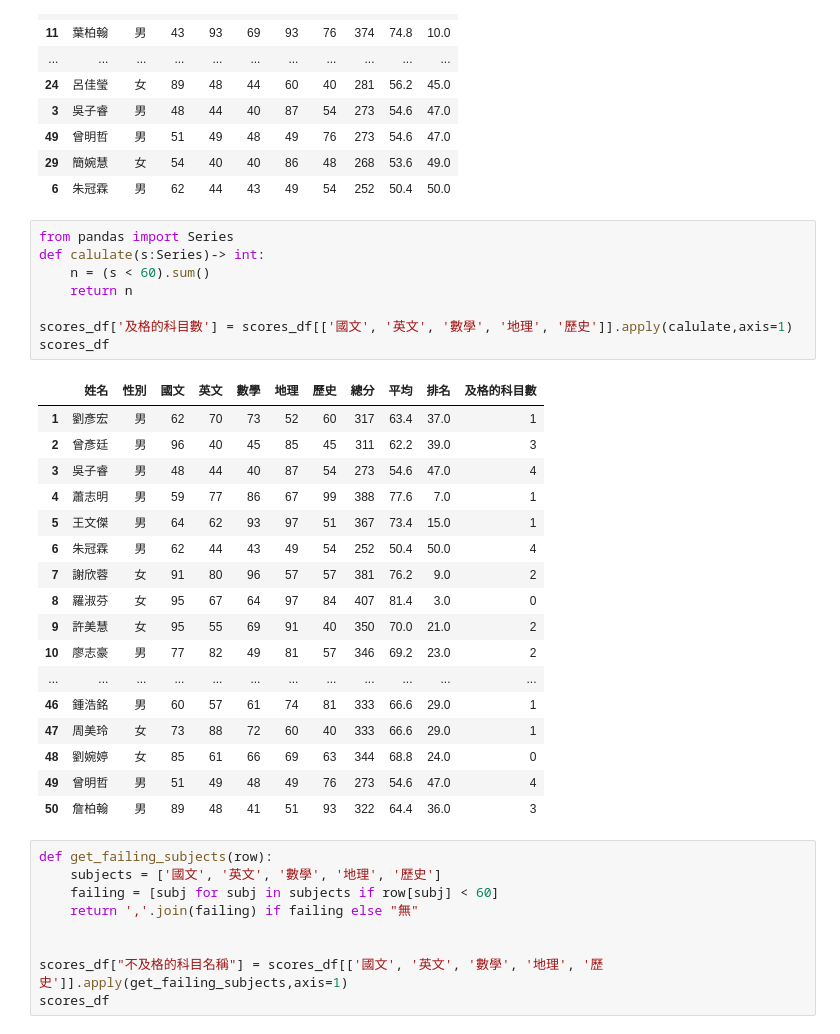
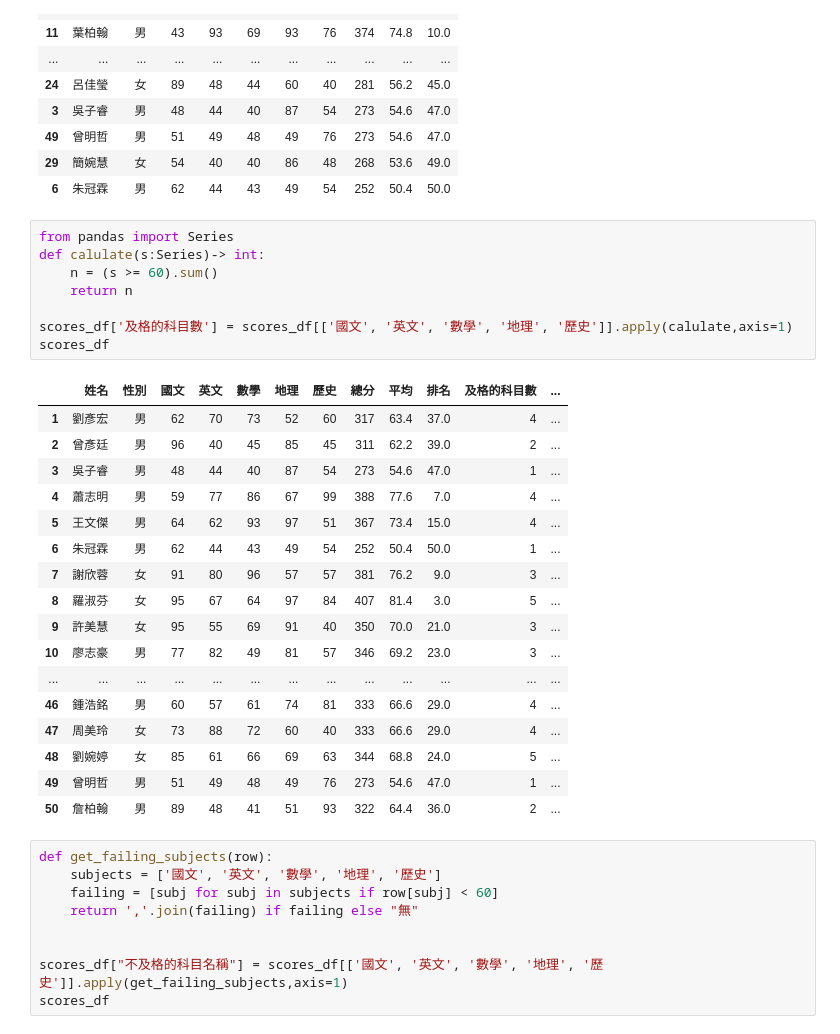
Before and after one commit to aa0229606187/python_project, a Jupyter notebook: 07_18/practice1.ipynb, the cells around one changed output. Drawn from its saved outputs; the diff is of its cells as text.

```diff
--- a/07_18/practice1.ipynb
+++ b/07_18/practice1.ipynb
@@ -66,29 +66,29 @@ scores_df.sort_values(by='排名')
 # %%
 from pandas import Series
 def calulate(s:Series)-> int:
-    n = (s < 60).sum()
+    n = (s >= 60).sum()
     return n
 
 scores_df['及格的科目數'] = scores_df[['國文', '英文', '數學', '地理', '歷史']].apply(calulate,axis=1)
 scores_df
 # %% [output]
-|  | 姓名 | 性別 | 國文 | 英文 | 數學 | 地理 | 歷史 | 總分 | 平均 | 排名 | 及格的科目數 |
-| 1 | 劉彥宏 | 男 | 62 | 70 | 73 | 52 | 60 | 317 | 63.4 | 37.0 | 1 |
-| 2 | 曾彥廷 | 男 | 96 | 40 | 45 | 85 | 45 | 311 | 62.2 | 39.0 | 3 |
-| 3 | 吳子睿 | 男 | 48 | 44 | 40 | 87 | 54 | 273 | 54.6 | 47.0 | 4 |
-| 4 | 蕭志明 | 男 | 59 | 77 | 86 | 67 | 99 | 388 | 77.6 | 7.0 | 1 |
-| 5 | 王文傑 | 男 | 64 | 62 | 93 | 97 | 51 | 367 | 73.4 | 15.0 | 1 |
-| 6 | 朱冠霖 | 男 | 62 | 44 | 43 | 49 | 54 | 252 | 50.4 | 50.0 | 4 |
-| 7 | 謝欣蓉 | 女 | 91 | 80 | 96 | 57 | 57 | 381 | 76.2 | 9.0 | 2 |
-| 8 | 羅淑芬 | 女 | 95 | 67 | 64 | 97 | 84 | 407 | 81.4 | 3.0 | 0 |
-| 9 | 許美慧 | 女 | 95 | 55 | 69 | 91 | 40 | 350 | 70.0 | 21.0 | 2 |
-| 10 | 廖志豪 | 男 | 77 | 82 | 49 | 81 | 57 | 346 | 69.2 | 23.0 | 2 |
-| ... | ... | ... | ... | ... | ... | ... | ... | ... | ... | ... | ... |
-| 46 | 鍾浩銘 | 男 | 60 | 57 | 61 | 74 | 81 | 333 | 66.6 | 29.0 | 1 |
-| 47 | 周美玲 | 女 | 73 | 88 | 72 | 60 | 40 | 333 | 66.6 | 29.0 | 1 |
-| 48 | 劉婉婷 | 女 | 85 | 61 | 66 | 69 | 63 | 344 | 68.8 | 24.0 | 0 |
-| 49 | 曾明哲 | 男 | 51 | 49 | 48 | 49 | 76 | 273 | 54.6 | 47.0 | 4 |
-| 50 | 詹柏翰 | 男 | 89 | 48 | 41 | 51 | 93 | 322 | 64.4 | 36.0 | 3 |
+|  | 姓名 | 性別 | 國文 | 英文 | 數學 | 地理 | 歷史 | 總分 | 平均 | 排名 | 及格的科目數 | ... |
+| 1 | 劉彥宏 | 男 | 62 | 70 | 73 | 52 | 60 | 317 | 63.4 | 37.0 | 4 | ... |
+| 2 | 曾彥廷 | 男 | 96 | 40 | 45 | 85 | 45 | 311 | 62.2 | 39.0 | 2 | ... |
+| 3 | 吳子睿 | 男 | 48 | 44 | 40 | 87 | 54 | 273 | 54.6 | 47.0 | 1 | ... |
+| 4 | 蕭志明 | 男 | 59 | 77 | 86 | 67 | 99 | 388 | 77.6 | 7.0 | 4 | ... |
+| 5 | 王文傑 | 男 | 64 | 62 | 93 | 97 | 51 | 367 | 73.4 | 15.0 | 4 | ... |
+| 6 | 朱冠霖 | 男 | 62 | 44 | 43 | 49 | 54 | 252 | 50.4 | 50.0 | 1 | ... |
+| 7 | 謝欣蓉 | 女 | 91 | 80 | 96 | 57 | 57 | 381 | 76.2 | 9.0 | 3 | ... |
+| 8 | 羅淑芬 | 女 | 95 | 67 | 64 | 97 | 84 | 407 | 81.4 | 3.0 | 5 | ... |
+| 9 | 許美慧 | 女 | 95 | 55 | 69 | 91 | 40 | 350 | 70.0 | 21.0 | 3 | ... |
+| 10 | 廖志豪 | 男 | 77 | 82 | 49 | 81 | 57 | 346 | 69.2 | 23.0 | 3 | ... |
+| ... | ... | ... | ... | ... | ... | ... | ... | ... | ... | ... | ... | ... |
+| 46 | 鍾浩銘 | 男 | 60 | 57 | 61 | 74 | 81 | 333 | 66.6 | 29.0 | 4 | ... |
+| 47 | 周美玲 | 女 | 73 | 88 | 72 | 60 | 40 | 333 | 66.6 | 29.0 | 4 | ... |
+| 48 | 劉婉婷 | 女 | 85 | 61 | 66 | 69 | 63 | 344 | 68.8 | 24.0 | 5 | ... |
+| 49 | 曾明哲 | 男 | 51 | 49 | 48 | 49 | 76 | 273 | 54.6 | 47.0 | 1 | ... |
+| 50 | 詹柏翰 | 男 | 89 | 48 | 41 | 51 | 93 | 322 | 64.4 | 36.0 | 2 | ... |
 # %%
 def get_failing_subjects(row):
     subjects = ['國文', '英文', '數學', '地理', '歷史']
```
Also changed, not shown: parts of 1 cell of this notebook, 1 other file.
